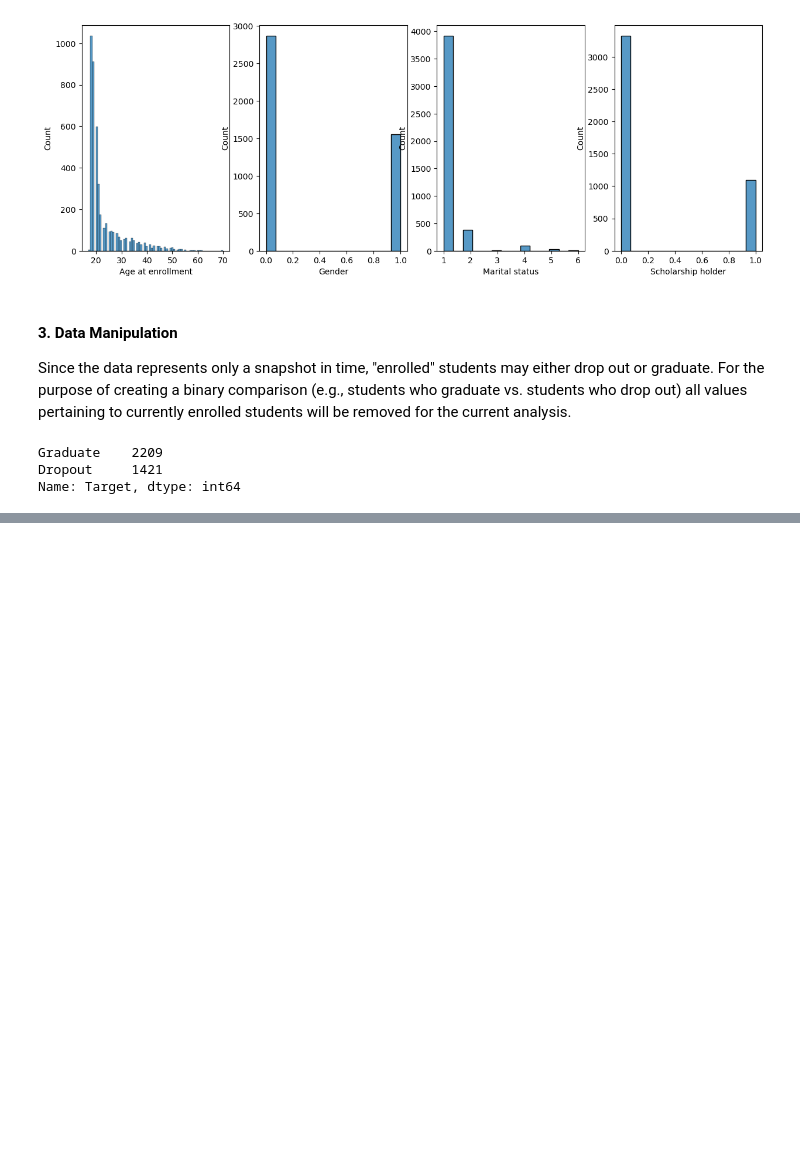
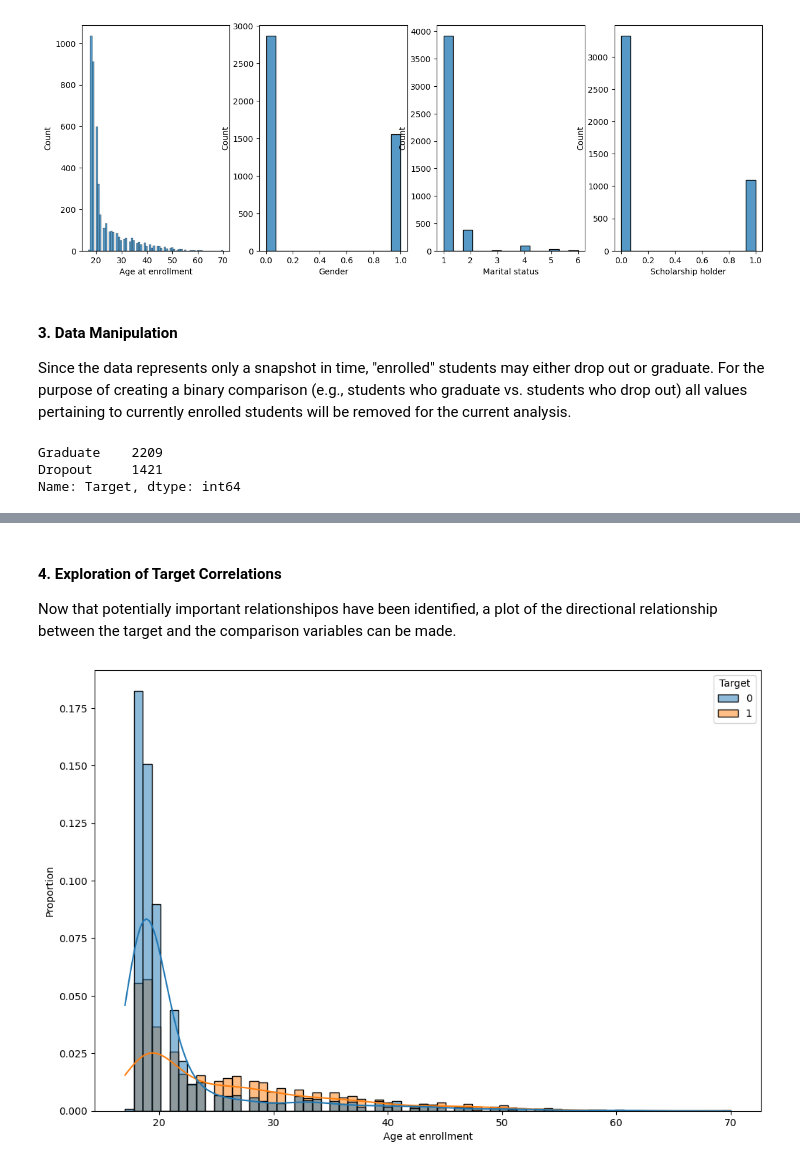
Before and after one commit to Kevin-Kwasnik/student-dropout-prediction, a Jupyter notebook: 2.Analysis/EDA.ipynb, the cells around one changed output, grey strips where cells are left out. Saved outputs shown, nothing was run; the diff lists cells and outputs as text; code cells hidden in the pictures; blank space fills up the shorter version.

Commit message:
eda for relevant variables complete; summary, further question required

```diff
--- a/2.Analysis/EDA.ipynb
+++ b/2.Analysis/EDA.ipynb
@@ -184,0 +196,15 @@ Name: Target, dtype: float64
+# %% [markdown]
+#### 4. Exploration of Target Correlations
+
+Now that potentially important relationshipos have been identified, a plot of the directional relationship between the target and the comparison variables can be made.
+# %%
+x, y, hue = "Age at enrollment", "proportion", "Target"
+hue_order = ["Graduate", "Dropout"]
+
+# Assuming student_data_filt is your DataFrame
+g = sns.histplot(data=student_data_filt, x=x, hue=hue, stat='proportion', multiple="layer", kde=True)
+
+g.figure.set_size_inches(12, 8)
+plt.show()
+# %% [output]
+[figure, added]
```
Also changed, not shown: parts of 11 cells of this notebook, 1 other file.
